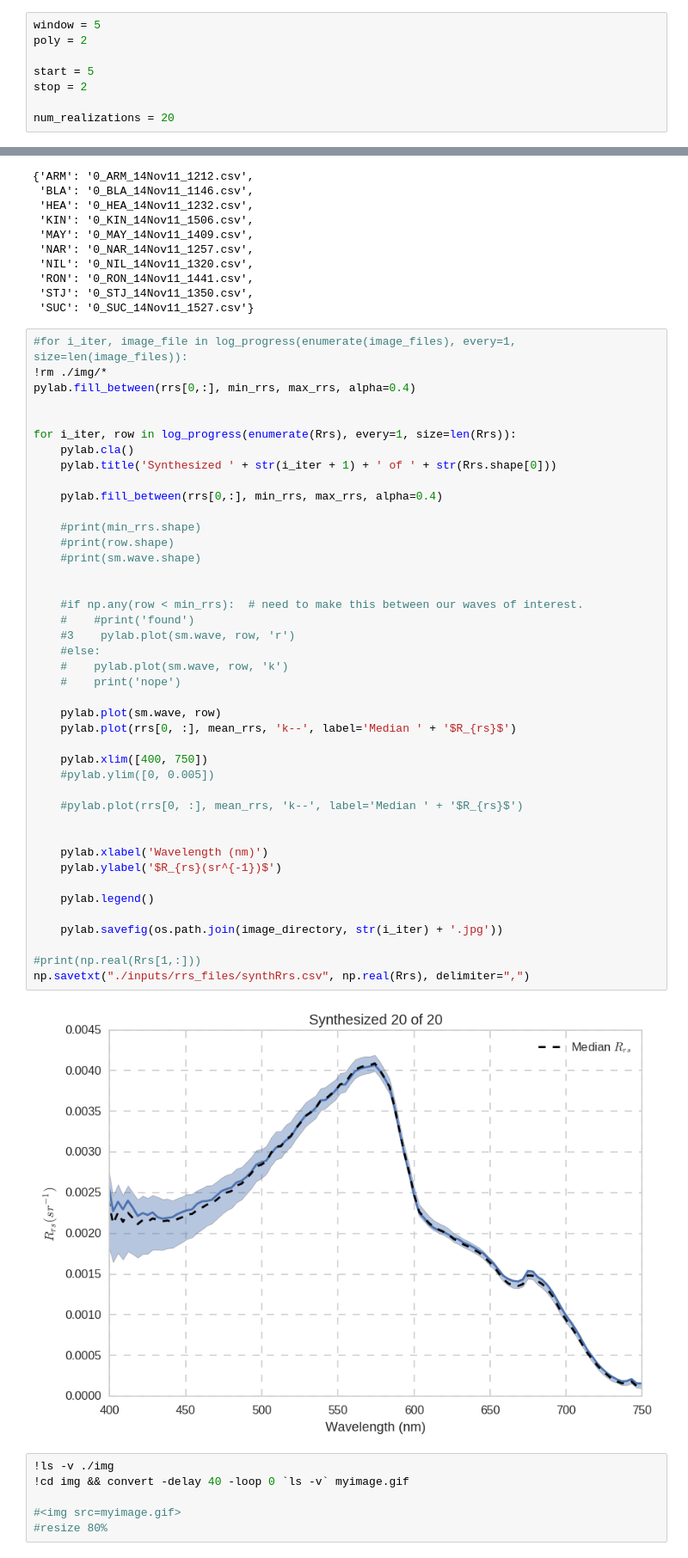
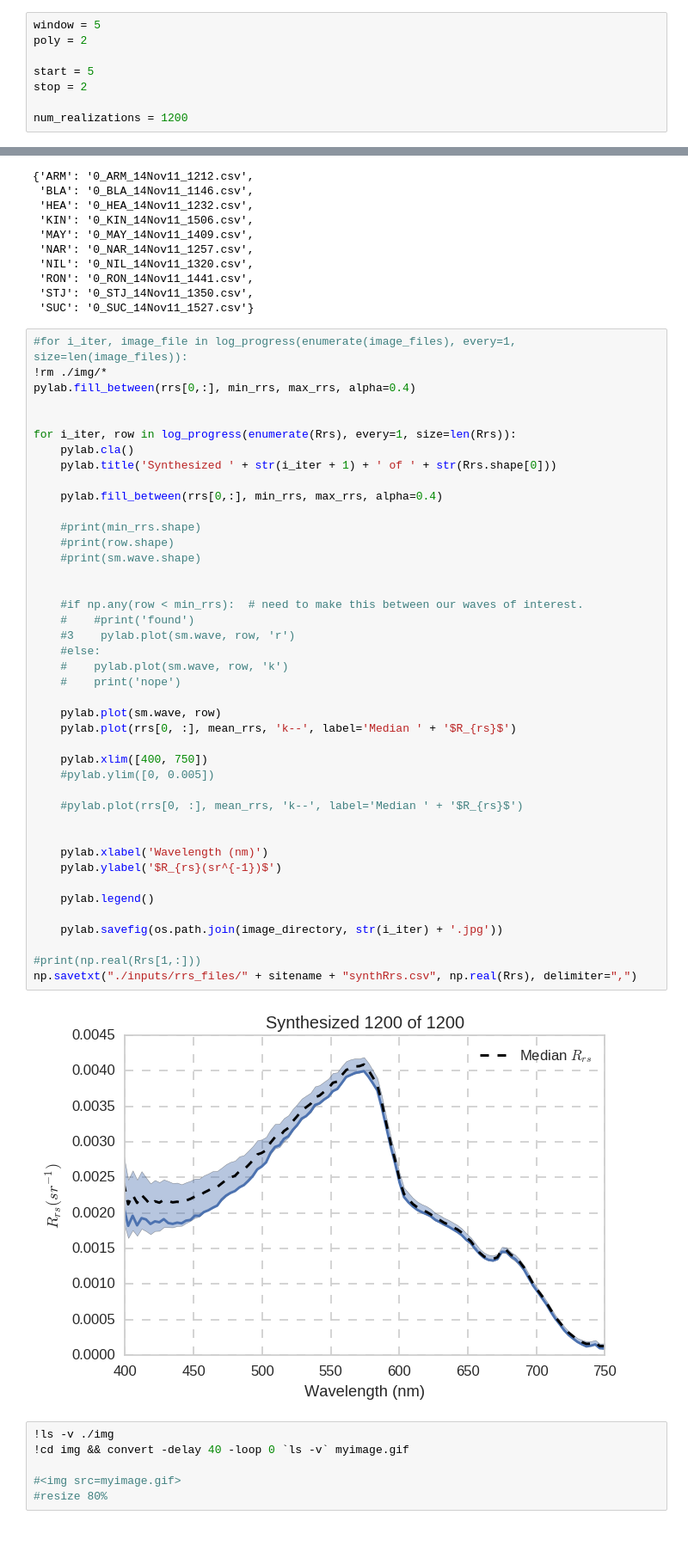
Before and after one commit to kiquetal/OO2016, a Jupyter notebook: notebooks/dalec_plot.ipynb, the cells around one changed output, grey strips where cells are left out. Shown at 86% size. Drawn from its saved outputs; the diff is of its cells as text; blank space fills up the shorter version.

```diff
--- a/notebooks/dalec_plot.ipynb
+++ b/notebooks/dalec_plot.ipynb
@@ -72,7 +72,7 @@ poly = 2
 start = 5
 stop = 2
 
-num_realizations = 20
+num_realizations = 1200
 # %%
 min_rrs = np.amin(rrs[start:stop * -1,:], axis=0)
 max_rrs = np.amax(rrs[start:stop * -1,:], axis=0)
@@ -187,35 +187,35 @@ for i_iter, row in log_progress(enumerate(Rrs), every=1, size=len(Rrs)):
     #print(min_rrs.shape)
     #print(row.shape)
     #print(sm.wave.shape)
 
 
     #if np.any(row < min_rrs):  # need to make this between our waves of interest.
     #    #print('found')
     #3    pylab.plot(sm.wave, row, 'r')
     #else:
     #    pylab.plot(sm.wave, row, 'k')
     #    print('nope')
 
     pylab.plot(sm.wave, row)
     pylab.plot(rrs[0, :], mean_rrs, 'k--', label='Median ' + '$R_{rs}$')
 
     pylab.xlim([400, 750])
     #pylab.ylim([0, 0.005])
 
     #pylab.plot(rrs[0, :], mean_rrs, 'k--', label='Median ' + '$R_{rs}$')
 
 
     pylab.xlabel('Wavelength (nm)')
     pylab.ylabel('$R_{rs}(sr^{-1})$')
 
     pylab.legend()
 
     pylab.savefig(os.path.join(image_directory, str(i_iter) + '.jpg'))
 
 #print(np.real(Rrs[1,:]))
-np.savetxt("./inputs/rrs_files/synthRrs.csv", np.real(Rrs), delimiter=",")
+np.savetxt("./inputs/rrs_files/" + sitename + "synthRrs.csv", np.real(Rrs), delimiter=",")
 # %% [output]
-[figure, old version]
+[figure, new version]
 # %%
 !ls -v ./img
 !cd img && convert -delay 40 -loop 0 `ls -v` myimage.gif
```
Also changed, not shown: parts of 11 cells of this notebook, 1 other file.
